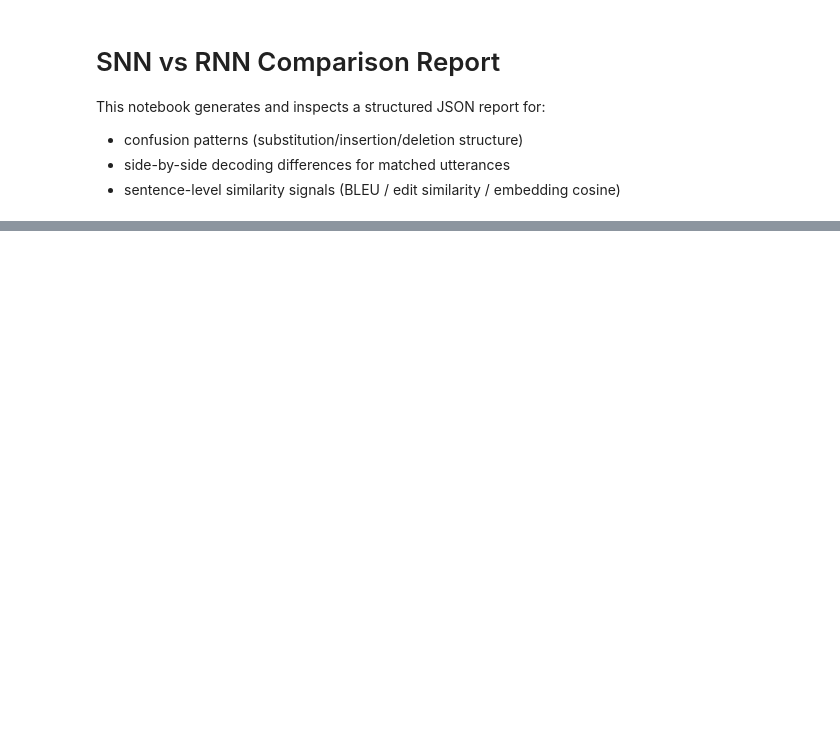
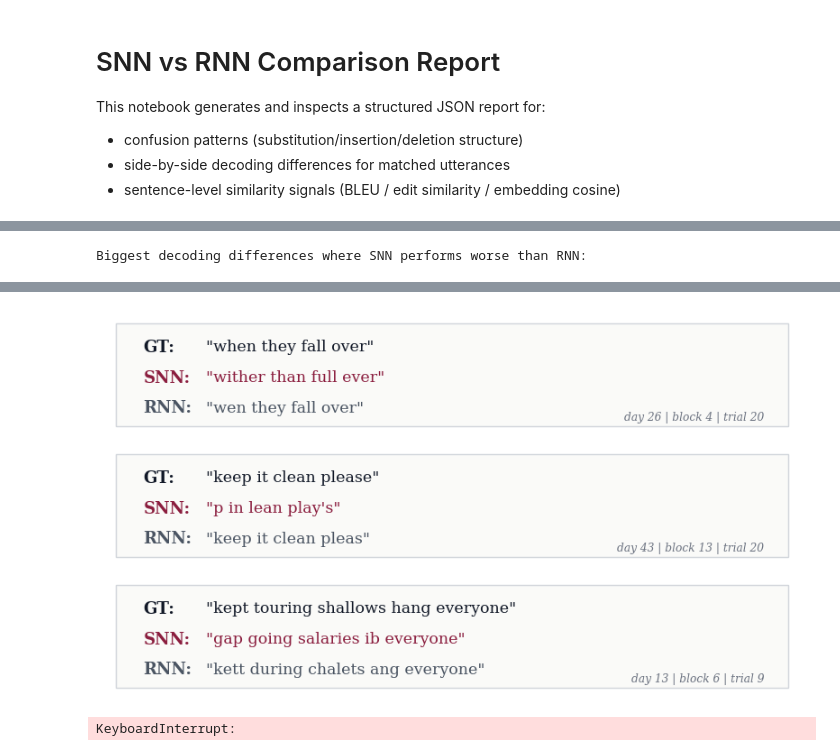
Before and after one commit to awisniewska1206/snn-for-bts, a Jupyter notebook: model_training/evaluate_model/snn_vs_rnn_comparison.ipynb, the cells around one changed output, grey strips where cells are left out. Drawn from its saved outputs; the diff is of its cells as text; code cells hidden in the pictures; blank space fills up the shorter version.

Commit message:
updated, family runs, experiments

```diff
--- a/model_training/evaluate_model/snn_vs_rnn_comparison.ipynb
+++ b/model_training/evaluate_model/snn_vs_rnn_comparison.ipynb
@@ -192,36 +206,49 @@ def flatten_examples(items):
         )
     return pd.DataFrame(rows)
 
-def render_decoding_cards(df, limit=10, title=None):
+def render_decoding_cards(df, limit=3, title=None):
     sample = df.head(limit).reset_index(drop=True)
     if len(sample) == 0:
         return
 
-    fig_height = max(1.8 * len(sample), 2.4)
-    fig, axes = plt.subplots(len(sample), 1, figsize=(12, fig_height))
+    fig_height = max(1.4 * len(sample) + 0.3, 2.5)
+    fig, axes = plt.subplots(len(sample), 1, figsize=(8, fig_height))
     if len(sample) == 1:
         axes = [axes]
 
-    fig.patch.set_facecolor("#111111")
+    fig.patch.set_facecolor("#ffffff")
     if title is not None:
-        fig.suptitle(title, color="#ffffff", fontsize=16, y=0.995)
+        fig.suptitle(title, color="#111827", fontsize=16, y=0.995, fontweight="semibold", fontfamily="DejaVu Serif")
 
     for ax, (_, row) in zip(axes, sample.iterrows()):
-        ax.set_facecolor("#111111")
+        ax.set_facecolor("#efefec")
         ax.axis("off")
+        ax.add_patch(
+            plt.Rectangle(
+                (0.015, 0.06),
+                0.97,
+                0.88,
+                transform=ax.transAxes,
+                facecolor="#fafaf8",
+                edgecolor="#d1d5db",
+                linewidth=1.0,
+                zorder=0,
+            )
+        )
 
         lines = [
-            ("GT", row["ground_truth_words"], "#ffffff"),
-            ("SNN", row["snn_decoded_words"], "#7dd3fc"),
-            ("RNN", row["rnn_decoded_words"], "#fde68a"),
+            ("GT", row["ground_truth_words"], "#111827"),
+            ("SNN", row["snn_decoded_words"], "#8b1e3f"),
+            ("RNN", row["rnn_decoded_words"], "#4b5563"),
         ]
-        y_positions = [0.78, 0.5, 0.22]
+        y_positions = [0.74, 0.48, 0.22]
         for (label, text, color), y in zip(lines, y_positions):
-            ax.text(0.03, y, f"{label}:", color=color, fontsize=14, fontweight="bold", family="DejaVu Sans Mono", va="center")
-            ax.text(0.13, y, f'"{text}"', color=color, fontsize=14, family="DejaVu Sans Mono", va="center")
+            wrapped_text = textwrap.fill(str(text), width=52)
+            ax.text(0.055, y, f"{label}:", color=color, fontsize=13.0, fontweight="semibold", family="DejaVu Serif", va="center")
+            ax.text(0.145, y, f'"{wrapped_text}"', color=color, fontsize=12.6, family="DejaVu Serif", va="center", linespacing=1.15)
 
-        meta = f"day {int(row['day'])} | block {int(row['block'])} | trial {int(row['trial'])} | gap={row['snn_minus_rnn_per']:.3f}"
-        ax.text(0.97, 0.03, meta, color="#9ca3af", fontsize=9, family="DejaVu Sans Mono", ha="right", va="bottom")
+        meta = f"day {int(row['day'])} | block {int(row['block'])} | trial {int(row['trial'])}"
+        ax.text(0.95, 0.09, meta, color="#6b7280", fontsize=8.8, family="DejaVu Serif", style="italic", ha="right", va="bottom")
 
     plt.tight_layout(rect=(0, 0, 1, 0.98 if title is not None else 1))
     plt.show()
@@ -246,4 +273,6 @@ side_by_side_cols = [
 
 print("Biggest decoding differences where SNN performs worse than RNN:")
 display(largest_df[side_by_side_cols].head(20))
-render_decoding_cards(largest_df, limit=min(10, len(largest_df)))
+render_decoding_cards(largest_df, limit=min(3, len(largest_df)))
+# %% [output]
+Biggest decoding differences where SNN performs worse than RNN:
@@ -250,3 +297,4 @@ render_decoding_cards(largest_df, limit=min(10, len(largest_df)))
+[figure, added]
 # %%
 # PER-focused decoding examples: median, worst gap, and best SNN
 
@@ -313,7 +361,7 @@ if len(per_examples_df) > 0:
         per_examples_df
         .query("snn_minus_rnn_per > 0")
         .sort_values(["snn_minus_rnn_per", "snn_per", "abs_per_gap"], ascending=[False, False, False])
-        .head(5)
+        .head(3)
         .index
     )
     worst_gap_df = per_examples_df.loc[worst_gap_idx].reset_index(drop=True)
@@ -325,7 +373,7 @@ if len(per_examples_df) > 0:
     best_snn_idx = (
         remaining_after_worst
         .sort_values(["snn_per", "rnn_per", "abs_per_gap"], ascending=[True, True, True])
-        .head(5)
+        .head(3)
         .index
     )
     best_snn_df = remaining_after_worst.loc[best_snn_idx].reset_index(drop=True)
@@ -336,24 +384,24 @@ if len(per_examples_df) > 0:
 
     median_source_df = remaining_after_best.sort_values(["snn_per", "abs_per_gap"], ascending=[True, True]).reset_index(drop=True)
     median_center = len(median_source_df) // 2
-    median_start = max(0, median_center - 2)
-    median_end = min(len(median_source_df), median_start + 5)
-    median_start = max(0, median_end - 5)
+    median_start = max(0, median_center - 1)
+    median_end = min(len(median_source_df), median_start + 3)
+    median_start = max(0, median_end - 3)
     median_per_df = median_source_df.iloc[median_start:median_end].reset_index(drop=True)
 
     render_decoding_cards(
         median_per_df,
-        limit=5,
+        limit=3,
         title="Typical decoding differences (median SNN PER cases):",
     )
     render_decoding_cards(
         worst_gap_df,
-        limit=5,
+        limit=3,
         title="Worst decoding differences (largest SNN-RNN PER gap):",
     )
     render_decoding_cards(
         best_snn_df,
-        limit=5,
+        limit=3,
         title="Best SNN decoding cases (lowest SNN PER):",
     )
 else:
@@ -537,6 +585,8 @@ axes[1].legend(fontsize=12)
 
 plt.tight_layout()
 plt.show()
+# %% [output]
+KeyboardInterrupt:
 # %%
 error_table = pd.DataFrame(
     [
```
Also changed, not shown: parts of 5 cells of this notebook, 48 other files.
